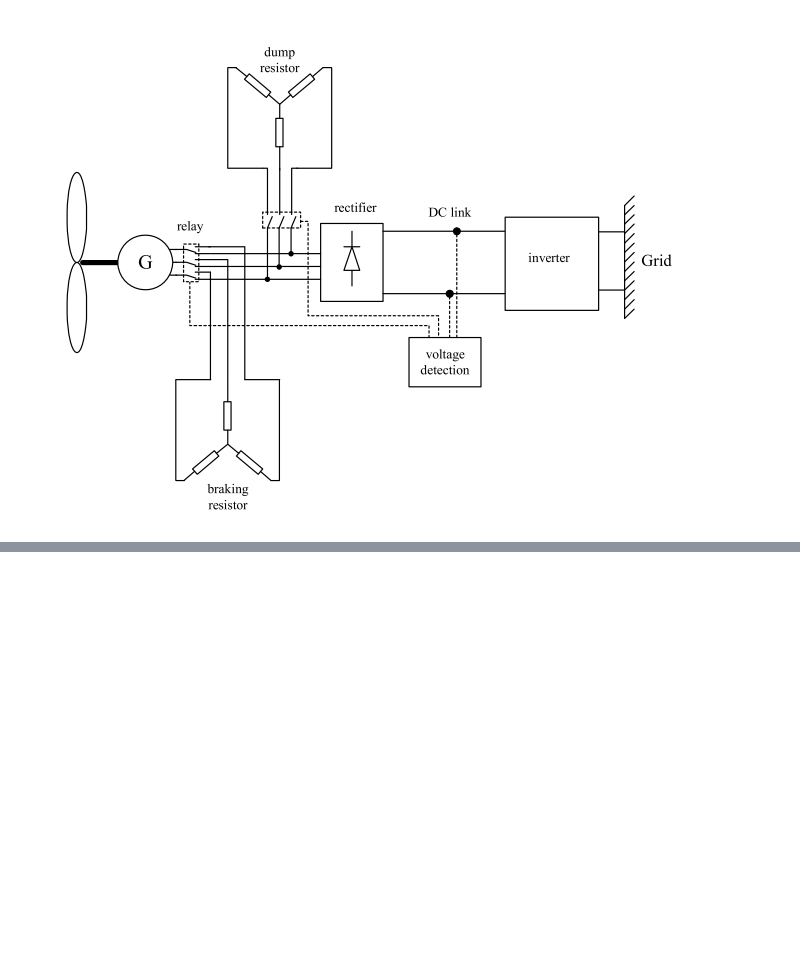
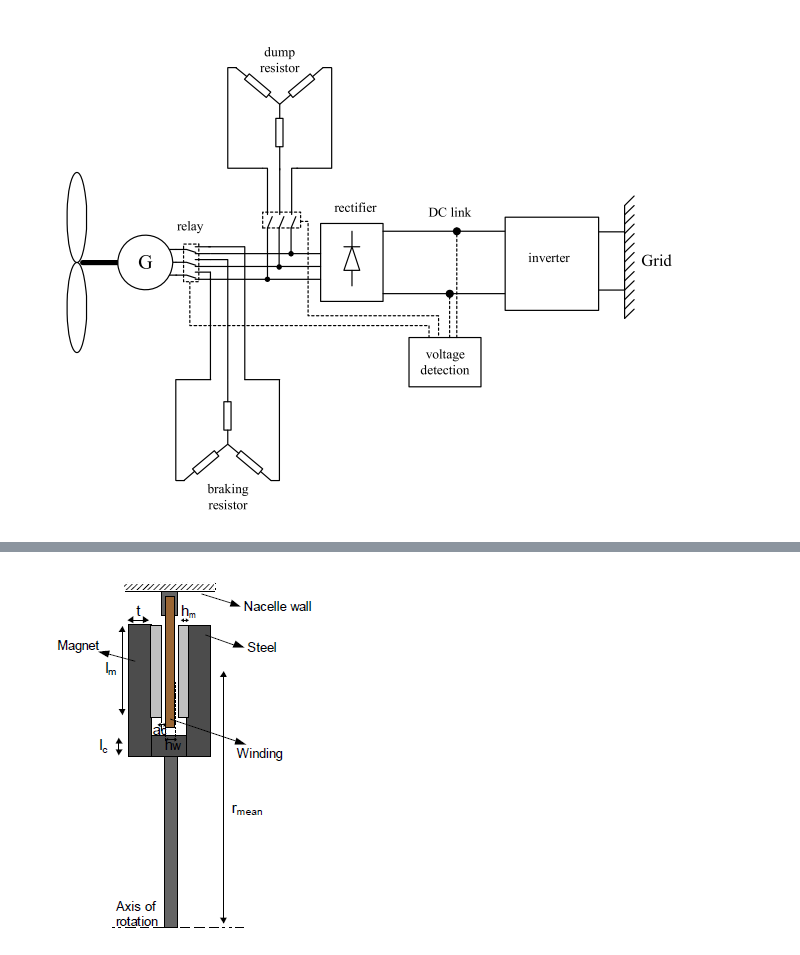
Before and after one commit to aydinbaskaya/MS_Thesis, a Jupyter notebook: Modular Generators/Documents/Direct-drive wind turbines .ipynb, the cells around one changed output, grey strips where cells are left out. Saved outputs shown, nothing was run; the diff lists cells and outputs as text; code cells hidden in the pictures; blank space fills up the shorter version.

```diff
--- a/Modular Generators/Documents/Direct-drive wind turbines .ipynb
+++ b/Modular Generators/Documents/Direct-drive wind turbines .ipynb
@@ -124,0 +169,5 @@ Image(filename='axial5.png')
+# %%
+from IPython.display import Image
+Image(filename='axialccore.png')
+# %% [output]
+[figure, added]
```
Also changed, not shown: parts of 11 cells of this notebook.
